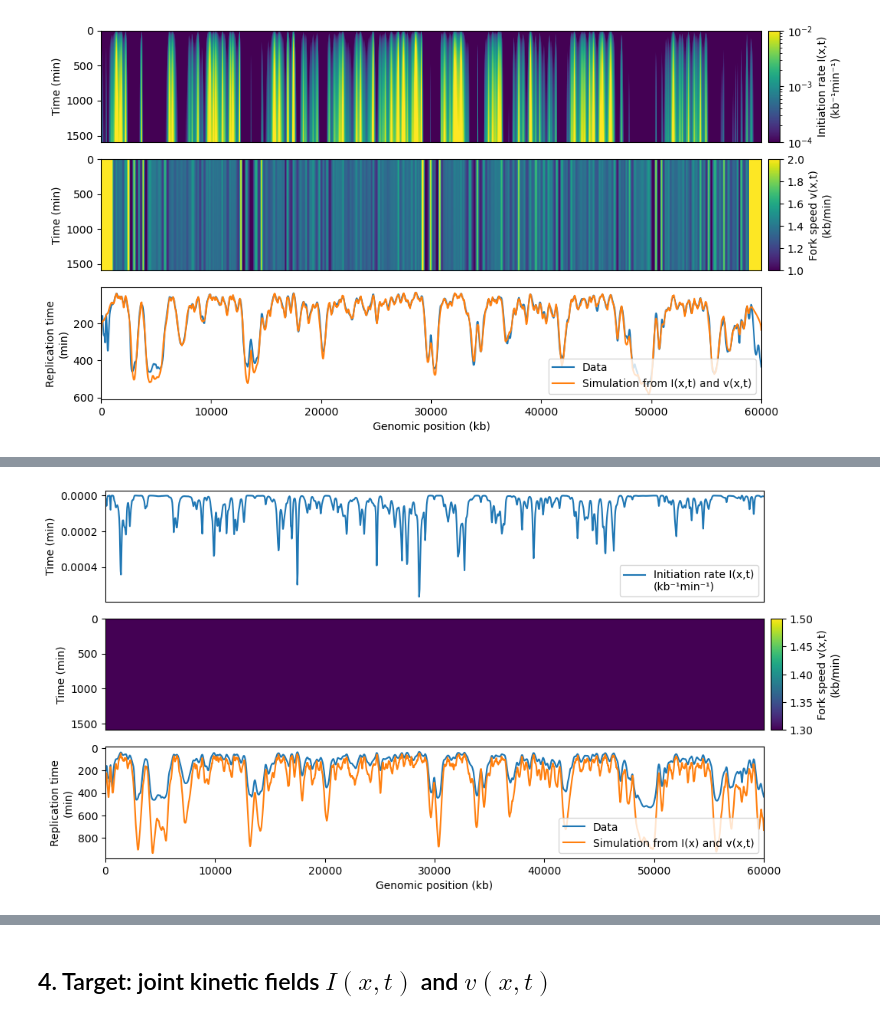
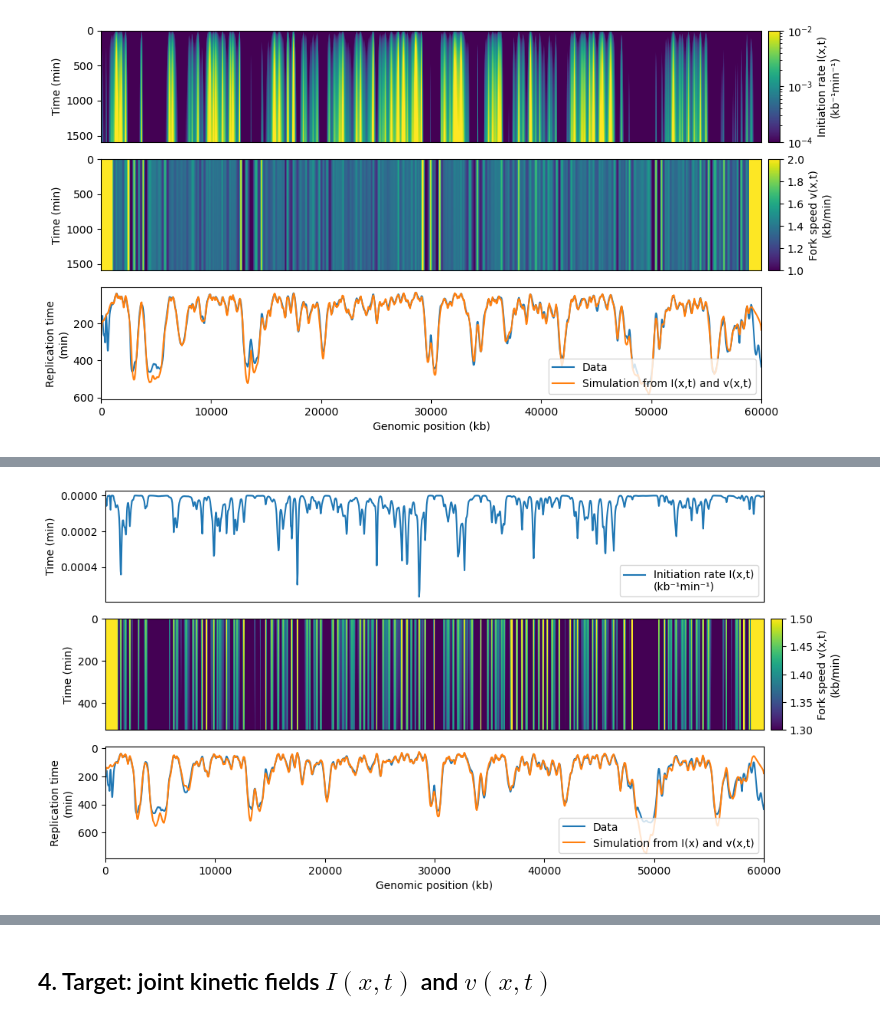
Before and after one commit to fberkemeier/DNAscape, a Jupyter notebook: examples/2-mapping.ipynb, the cells around one changed output, grey strips where cells are left out. Cells and saved outputs as stored; diff of their text form; code cells hidden in the pictures.

```diff
--- a/examples/2-mapping.ipynb
+++ b/examples/2-mapping.ipynb
@@ -522,8 +518,8 @@ plotf(fork_speed_xt_Ixt[0],fork_speed_xt_Ixt[10])
 # %%
-fork_speed_spacetime_from_Ixt = rmap(
+fork_speed_xt_Ix = rmap(
     source={
         "replication_timing": replication_timing,
-        "firing_rate": firing_rate_xt,
+        "firing_rate": firing_rate_x,
     },
     target="fork_speed",
     assumptions={
@@ -534,7 +530,7 @@ fork_speed_spacetime_from_Ixt = rmap(
 replication_timing_sim_Ix_vxt = rsim(
     source={
         "firing_rate": firing_rate_x,
-        "fork_speed": fork_speed_spacetime_from_Ixt,
+        "fork_speed": fork_speed_xt_Ix,
     },
     assumptions={
         "sim_number": 20,
@@ -543,7 +539,7 @@ replication_timing_sim_Ix_vxt = rsim(
 mplotf(
     [
         firing_rate_x,
-        fork_speed_spacetime_from_Ixt,
+        fork_speed_xt_Ix,
         [replication_timing, replication_timing_sim_Ix_vxt],
     ],
     mlabels=[
@@ -568 +562 @@ mplotf(
-[figure, old version]
+[figure, new version]
```
Also changed, not shown: parts of 3 cells of this notebook, 11 other files.
